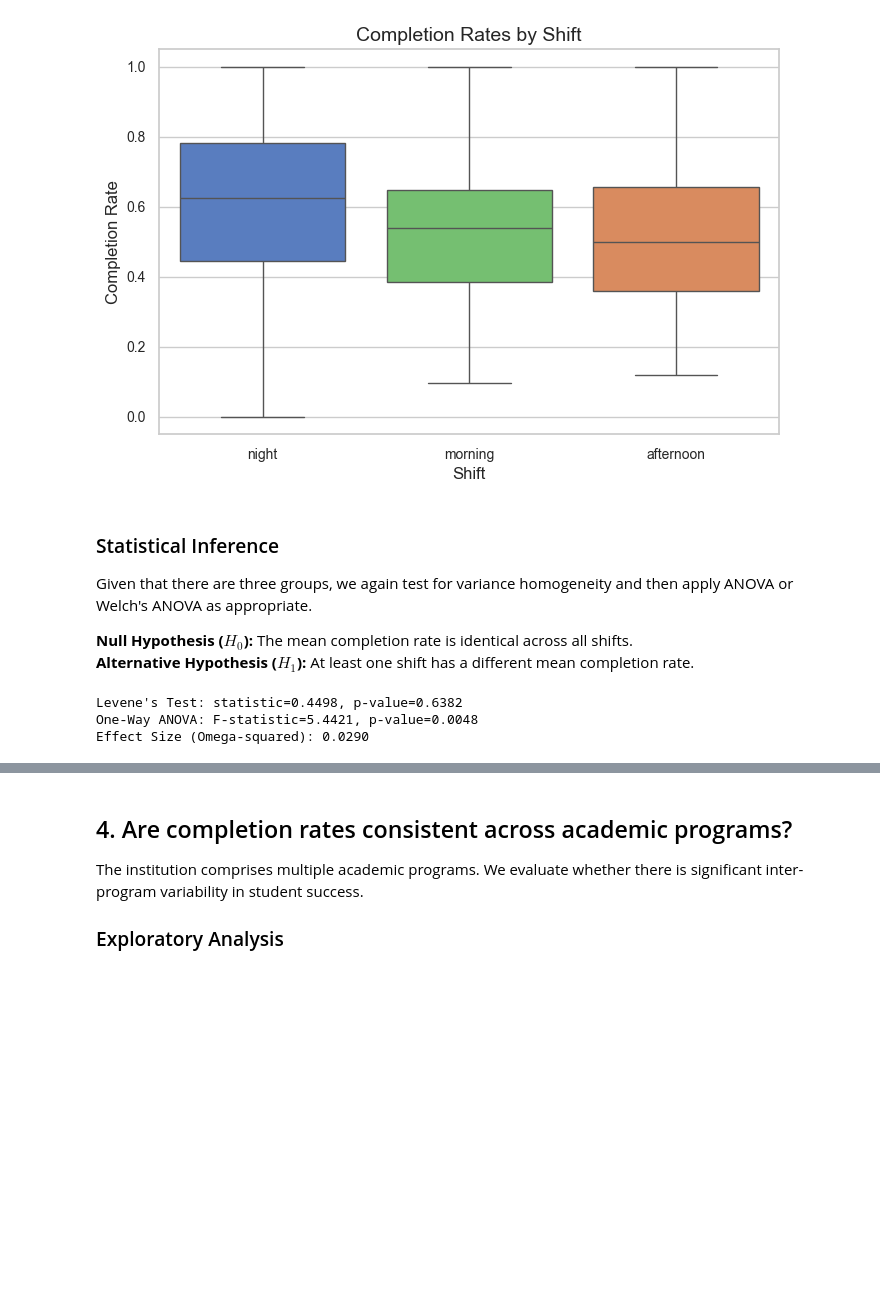
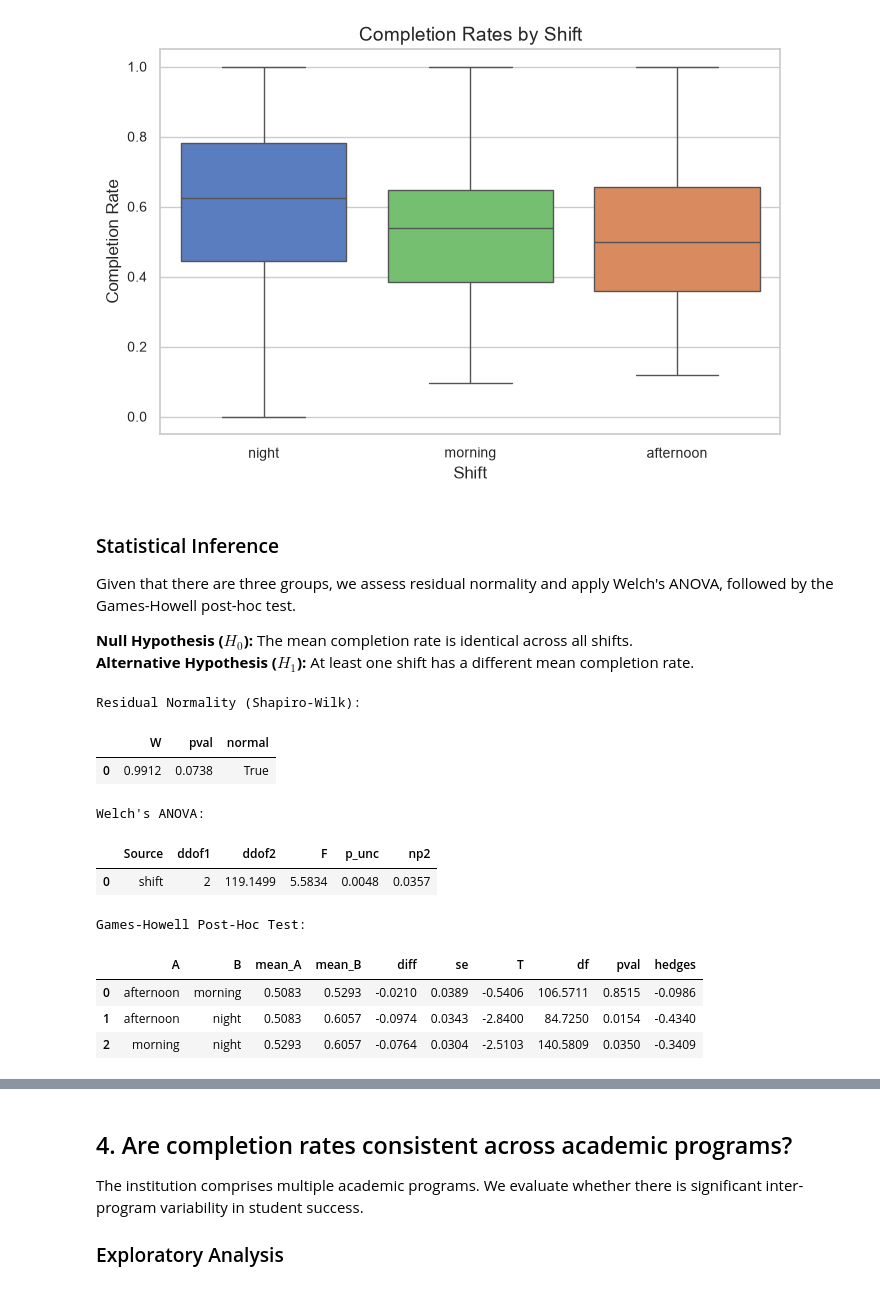
Before and after one commit to valentinarias-dtsc/higher-education-outcomes-analysis, a Jupyter notebook: notebooks/04_analysis.ipynb, the cells around one changed output, grey strips where cells are left out. Cells and saved outputs as stored; diff of their text form; code cells hidden in the pictures; blank space fills up the shorter version.

```diff
--- a/notebooks/04_analysis.ipynb
+++ b/notebooks/04_analysis.ipynb
@@ -254,34 +258,38 @@ plt.show()
 # %% [markdown]
 ### Statistical Inference
 
-Given that there are three groups, we again test for variance homogeneity and then apply ANOVA or Welch's ANOVA as appropriate.
+Given that there are three groups, we assess residual normality and apply Welch's ANOVA, followed by the Games-Howell post-hoc test.
 
 **Null Hypothesis ($H_0$):** The mean completion rate is identical across all shifts.
 **Alternative Hypothesis ($H_1$):** At least one shift has a different mean completion rate.
 # %%
-groups_shift = [group['completion_rate'].values for name, group in data.groupby('shift')]
+# Residual normality assumption
+model_shift = ols('completion_rate ~ C(shift)', data=data).fit()
+res_norm_shift = pg.normality(model_shift.resid)
+print("Residual Normality (Shapiro-Wilk):")
+display(res_norm_shift)
 
-# Levene's test for homogeneity of variances
-stat_levene_shift, p_levene_shift = stats.levene(*groups_shift)
-print(f"Levene's Test: statistic={stat_levene_shift:.4f}, p-value={p_levene_shift:.4f}")
+# Welch's ANOVA
+aov_shift = pg.welch_anova(dv='completion_rate', between='shift', data=data)
+print("\nWelch's ANOVA:")
+display(aov_shift)
 
-# Variances are homogeneous (p=0.64). Proceed with standard ANOVA.
-f_stat_shift, p_anova_shift = stats.f_oneway(*groups_shift)
-print(f"One-Way ANOVA: F-statistic={f_stat_shift:.4f}, p-value={p_anova_shift:.4f}")
-
-# Effect size (Omega-squared)
-ss_between_shift = sum(len(g) * (np.mean(g) - data['completion_rate'].mean())**2 for g in groups_shift) # type: ignore
-ss_total_shift = sum((data['completion_rate'] - data['completion_rate'].mean())**2)
-ss_within_shift = ss_total_shift - ss_between_shift
-df_between_shift = len(groups_shift) - 1
-df_within_shift = len(data) - len(groups_shift)
-ms_within_shift = ss_within_shift / df_within_shift
-omega_squared_shift = (ss_between_shift - (df_between_shift * ms_within_shift)) / (ss_total_shift + ms_within_shift)
-print(f"Effect Size (Omega-squared): {omega_squared_shift:.4f}")
+# Games-Howell Post-Hoc Test
+gh_shift = pg.pairwise_gameshowell(dv='completion_rate', between='shift', data=data)
+print("\nGames-Howell Post-Hoc Test:")
+display(gh_shift)
 # %% [output]
-Levene's Test: statistic=0.4498, p-value=0.6382
-One-Way ANOVA: F-statistic=5.4421, p-value=0.0048
-Effect Size (Omega-squared): 0.0290
+Residual Normality (Shapiro-Wilk):
+|  | W | pval | normal |
+| 0 | 0.9912 | 0.0738 | True |
+Welch's ANOVA:
+|  | Source | ddof1 | ddof2 | F | p_unc | np2 |
+| 0 | shift | 2 | 119.1499 | 5.5834 | 0.0048 | 0.0357 |
+Games-Howell Post-Hoc Test:
+|  | A | B | mean_A | mean_B | diff | se | T | df | pval | hedges |
+| 0 | afternoon | morning | 0.5083 | 0.5293 | -0.0210 | 0.0389 | -0.5406 | 106.5711 | 0.8515 | -0.0986 |
+| 1 | afternoon | night | 0.5083 | 0.6057 | -0.0974 | 0.0343 | -2.8400 | 84.7250 | 0.0154 | -0.4340 |
+| 2 | morning | night | 0.5293 | 0.6057 | -0.0764 | 0.0304 | -2.5103 | 140.5809 | 0.0350 | -0.3409 |
 # %% [markdown]
 ### Interpretation
 
```
Also changed, not shown: parts of 9 cells of this notebook.
